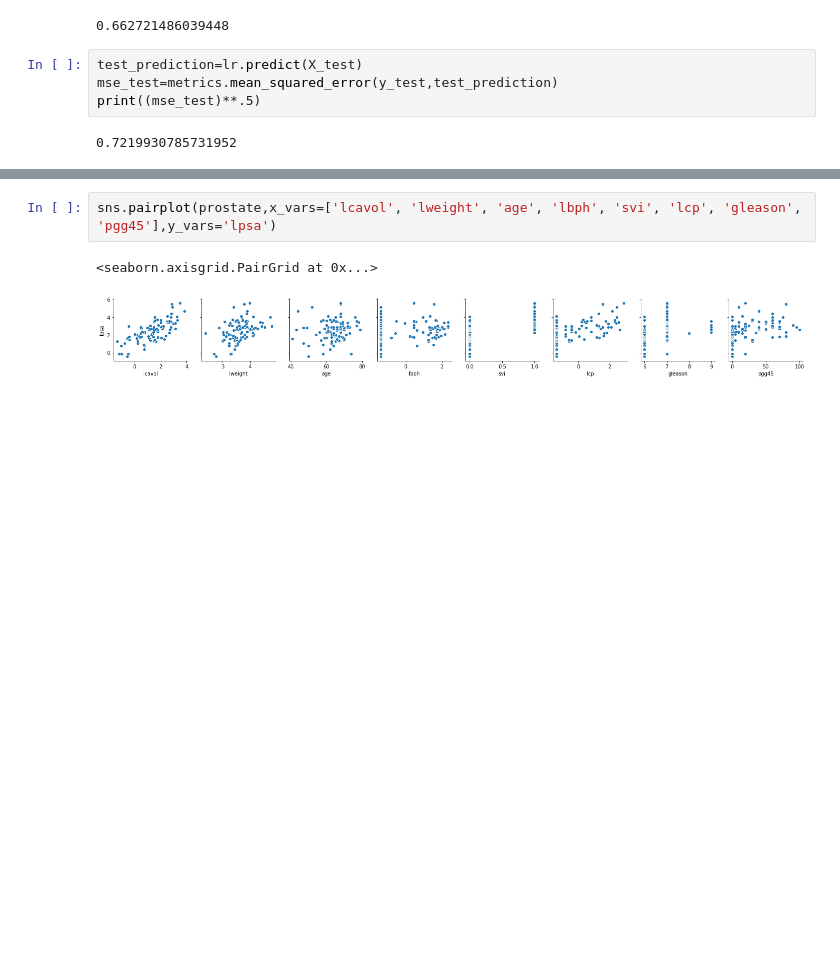
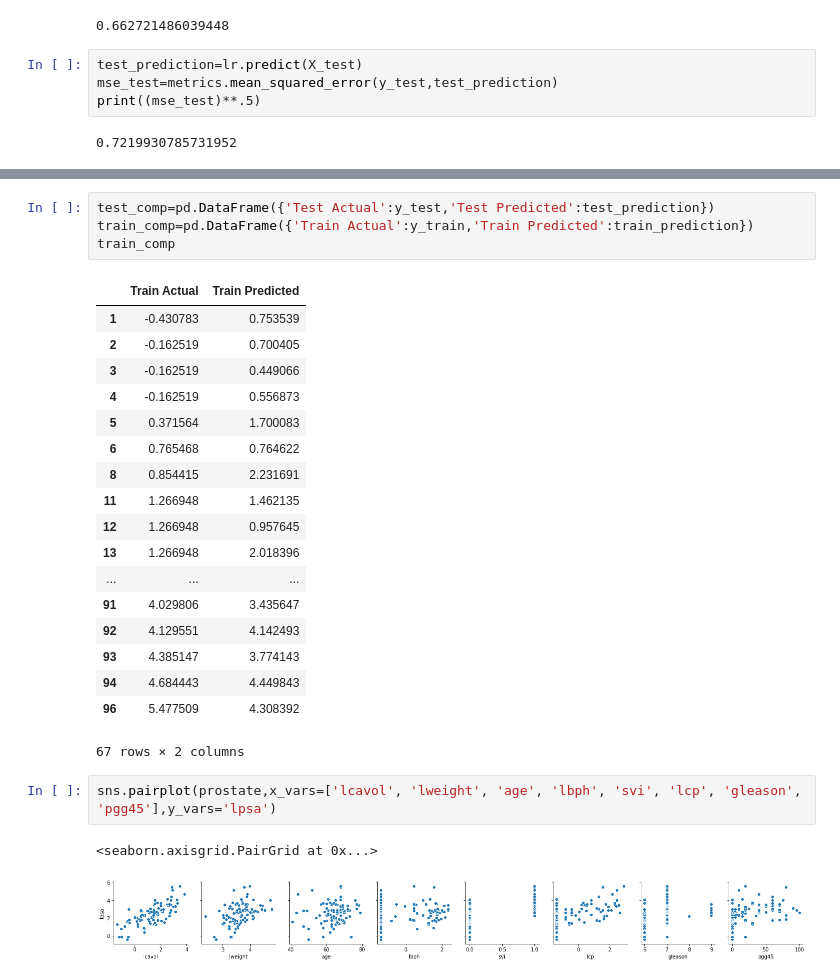
Before and after one commit to NATurner427/Turner-works, a Jupyter notebook: python/practice/linear regression/Linear regression and regularization.ipynb, the cells around one changed output, grey strips where cells are left out. Saved outputs shown, nothing was run; the diff lists cells and outputs as text; blank space fills up the shorter version.

```diff
--- a/python/practice/linear regression/Linear regression and regularization.ipynb
+++ b/python/practice/linear regression/Linear regression and regularization.ipynb
@@ -51,3 +59,26 @@ print((mse_test)**.5)
+# %%
+test_comp=pd.DataFrame({'Test Actual':y_test,'Test Predicted':test_prediction})
+train_comp=pd.DataFrame({'Train Actual':y_train,'Train Predicted':train_prediction})
+train_comp
+# %% [output]
+|  | Train Actual | Train Predicted |
+| 1 | -0.430783 | 0.753539 |
+| 2 | -0.162519 | 0.700405 |
+| 3 | -0.162519 | 0.449066 |
+| 4 | -0.162519 | 0.556873 |
+| 5 | 0.371564 | 1.700083 |
+| 6 | 0.765468 | 0.764622 |
+| 8 | 0.854415 | 2.231691 |
+| 11 | 1.266948 | 1.462135 |
+| 12 | 1.266948 | 0.957645 |
+| 13 | 1.266948 | 2.018396 |
+| ... | ... | ... |
+| 91 | 4.029806 | 3.435647 |
+| 92 | 4.129551 | 4.142493 |
+| 93 | 4.385147 | 3.774143 |
+| 94 | 4.684443 | 4.449843 |
+| 96 | 5.477509 | 4.308392 |
+67 rows × 2 columns
 # %%
 sns.pairplot(prostate,x_vars=['lcavol', 'lweight', 'age', 'lbph', 'svi', 'lcp', 'gleason', 'pgg45'],y_vars='lpsa')
 # %% [output]
```
Also changed, not shown: parts of 30 cells of this notebook, 11 other files.
